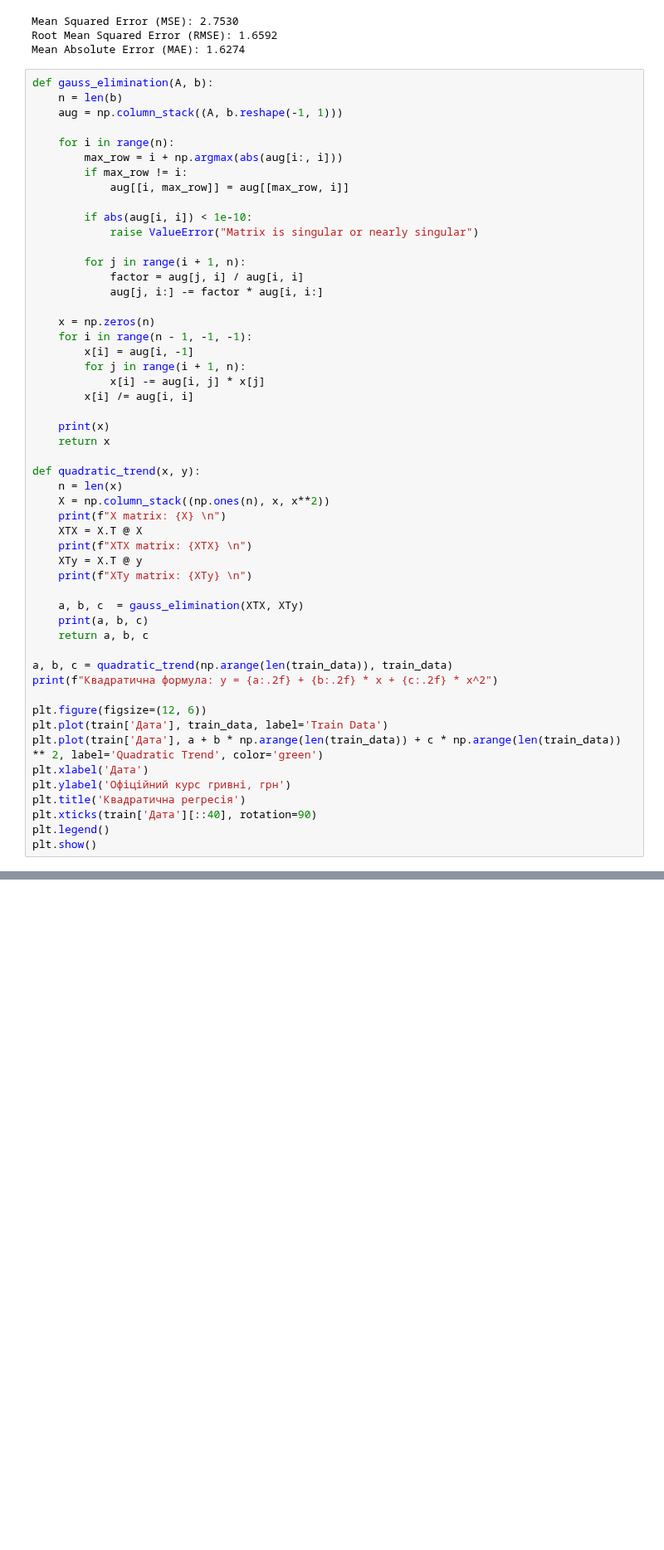
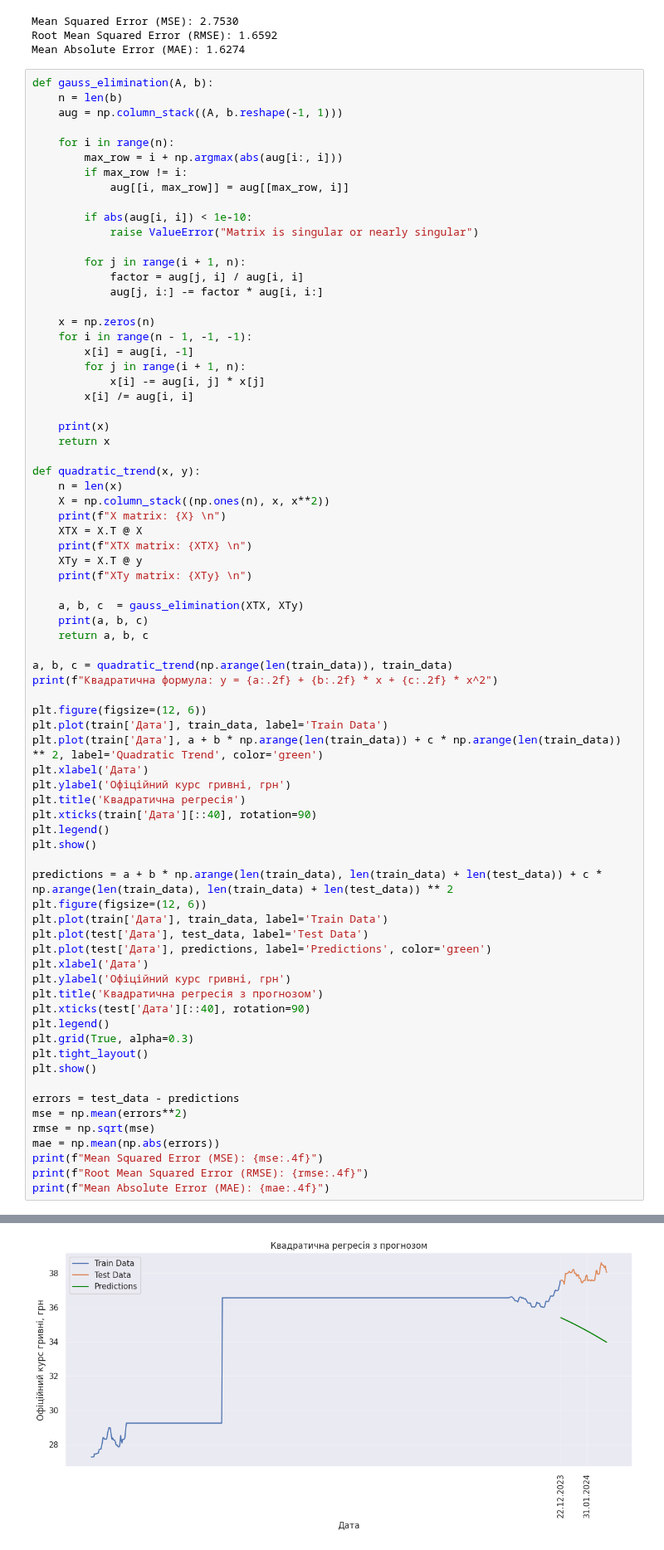
Before and after one commit to 4gn5t/DataAnalysis, a Jupyter notebook: lab9/main.ipynb, the cells around one changed output, grey strips where cells are left out. Shown at 83% size. Saved outputs shown, nothing was run; the diff lists cells and outputs as text; blank space fills up the shorter version.

```diff
--- a/lab9/main.ipynb
+++ b/lab9/main.ipynb
@@ -143,30 +143,53 @@ a, b, c = quadratic_trend(np.arange(len(train_data)), train_data)
 print(f"Квадратична формула: y = {a:.2f} + {b:.2f} * x + {c:.2f} * x^2")
 
 plt.figure(figsize=(12, 6))
 plt.plot(train['Дата'], train_data, label='Train Data')
 plt.plot(train['Дата'], a + b * np.arange(len(train_data)) + c * np.arange(len(train_data)) ** 2, label='Quadratic Trend', color='green')
 plt.xlabel('Дата')
 plt.ylabel('Офіційний курс гривні, грн')
 plt.title('Квадратична регресія')
 plt.xticks(train['Дата'][::40], rotation=90)
 plt.legend()
 plt.show()
+
+predictions = a + b * np.arange(len(train_data), len(train_data) + len(test_data)) + c * np.arange(len(train_data), len(train_data) + len(test_data)) ** 2
+plt.figure(figsize=(12, 6))
+plt.plot(train['Дата'], train_data, label='Train Data')
+plt.plot(test['Дата'], test_data, label='Test Data')
+plt.plot(test['Дата'], predictions, label='Predictions', color='green')
+plt.xlabel('Дата')
+plt.ylabel('Офіційний курс гривні, грн')
+plt.title('Квадратична регресія з прогнозом')
+plt.xticks(test['Дата'][::40], rotation=90)
+plt.legend()
+plt.grid(True, alpha=0.3)
+plt.tight_layout()
+plt.show()
+
+errors = test_data - predictions
+mse = np.mean(errors**2)
+rmse = np.sqrt(mse)
+mae = np.mean(np.abs(errors))
+print(f"Mean Squared Error (MSE): {mse:.4f}")
+print(f"Root Mean Squared Error (RMSE): {rmse:.4f}")
+print(f"Mean Absolute Error (MAE): {mae:.4f}")
 # %% [output]
 X matrix: [[1.00000e+00 0.00000e+00 0.00000e+00]
  [1.00000e+00 1.00000e+00 1.00000e+00]
  [1.00000e+00 2.00000e+00 4.00000e+00]
  ...
  [1.00000e+00 7.17000e+02 5.14089e+05]
  [1.00000e+00 7.18000e+02 5.15524e+05]
  [1.00000e+00 7.19000e+02 5.16961e+05]]
 
 XTX matrix: [[7.20000000e+02 2.58840000e+05 1.24156920e+08]
  [2.58840000e+05 1.24156920e+08 6.69981456e+10]
  [1.24156920e+08 6.69981456e+10 3.85641078e+13]]
 
 XTy matrix: [2.47875386e+04 9.31121249e+06 4.51673930e+09]
 
 [ 2.61774206e+01  4.31592352e-02 -4.21365210e-05]
 26.177420574938836 0.043159235238007014 -4.213652096847858e-05
 Квадратична формула: y = 26.18 + 0.04 * x + -0.00 * x^2
 [figure]
+[figure, added]
```
Also changed, not shown: parts of 1 cell of this notebook, 14 other files.
